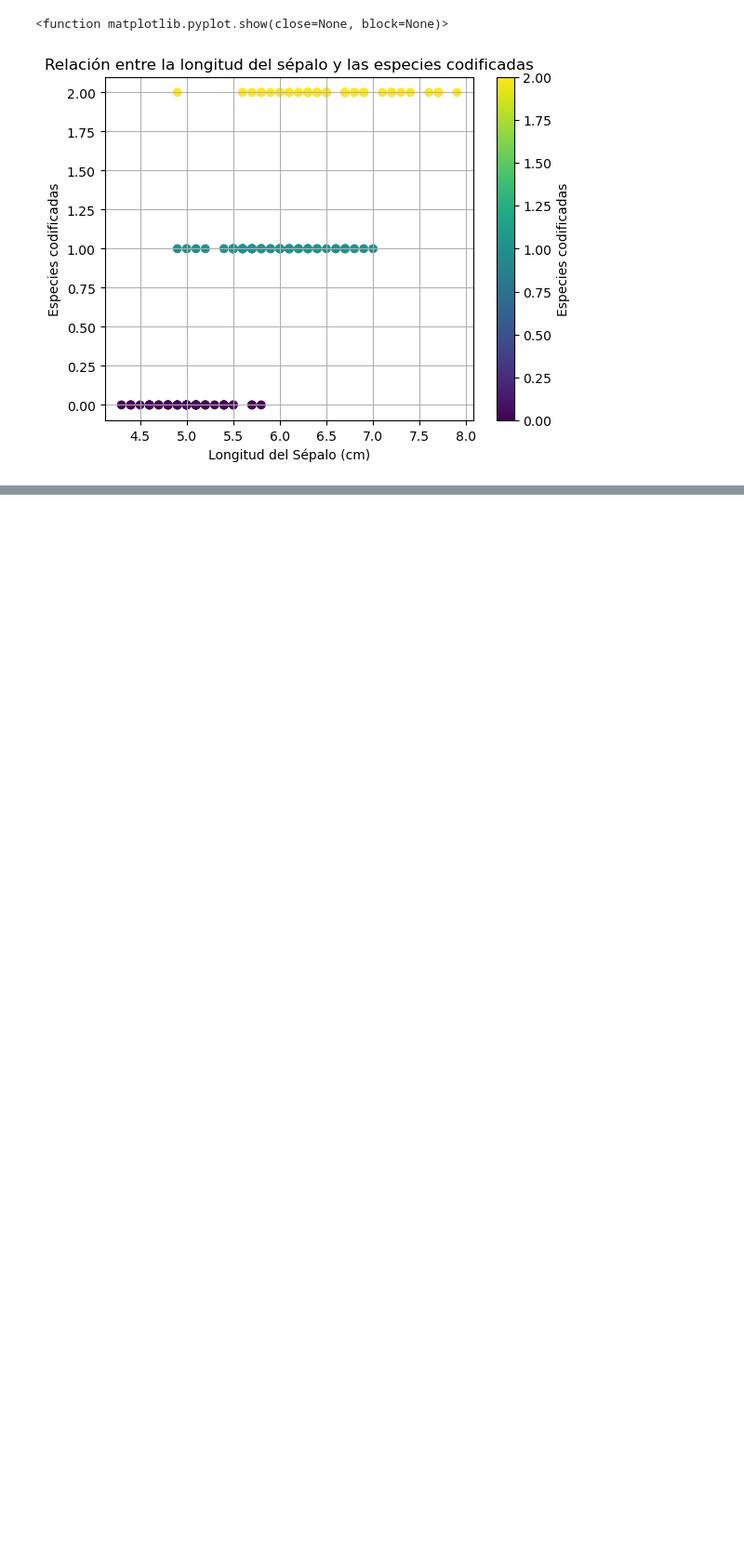
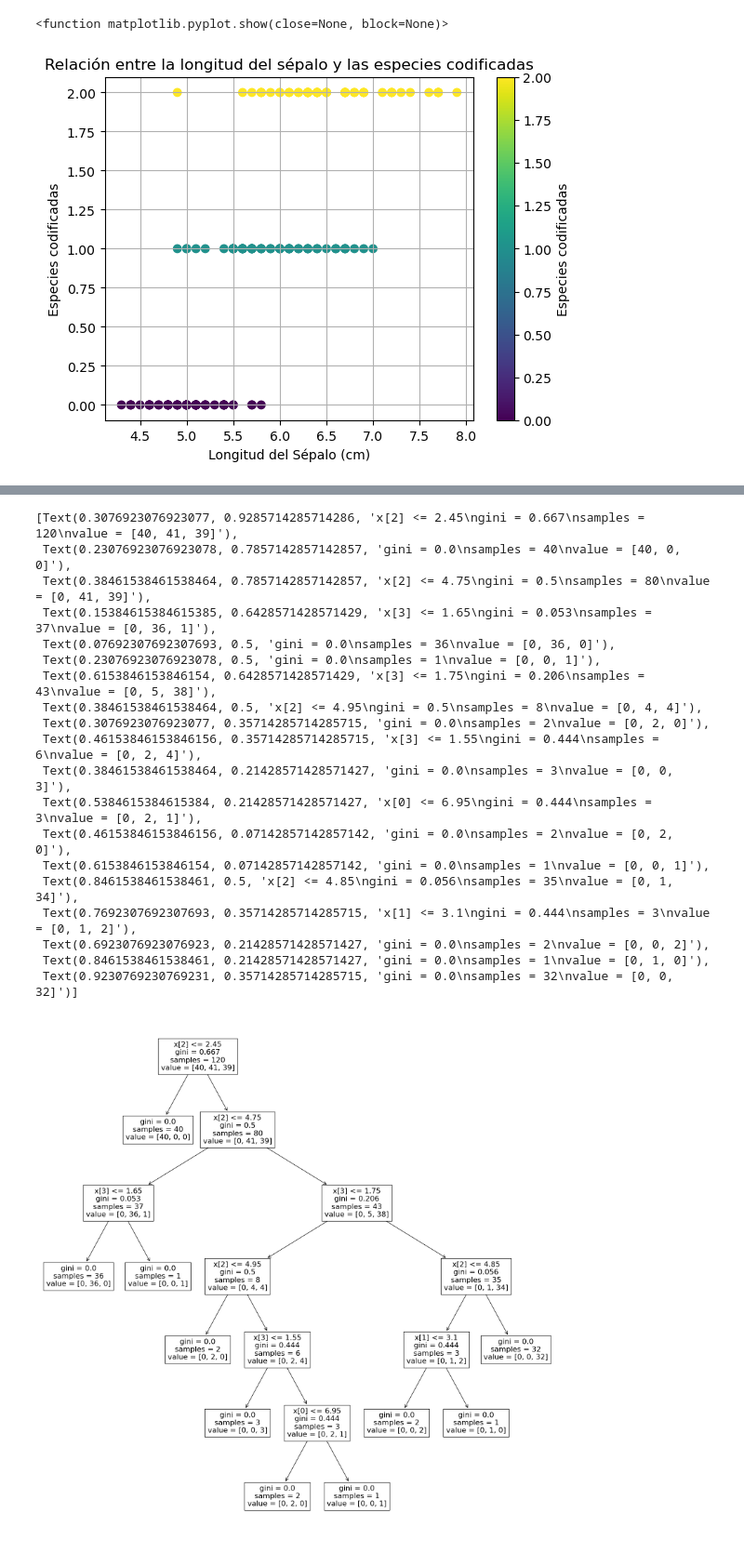
Before and after one commit to frgonzalezb/Udemy_Python_Total_DS_ML, a Jupyter notebook: 11_Machine_Learning_I/Ejercicios/dec_tree_1.ipynb, the cells around one changed output, grey strips where cells are left out. Shown: that part at 93% size. Drawn from its saved outputs; the diff is of its cells as text; code cells hidden in the pictures; blank space fills up the shorter version.

Commit message:
Ejercicio de codificación 167: Árboles de Decisión - Parte I (3)

```diff
--- a/11_Machine_Learning_I/Ejercicios/dec_tree_1.ipynb
+++ b/11_Machine_Learning_I/Ejercicios/dec_tree_1.ipynb
@@ -101,0 +117,48 @@ plt.show
+# %%
+import pandas as pd
+import matplotlib.pyplot as plt
+from data.iris_info import iris_dict
+# from iris_info import iris_dict  # Udemy usa esto!!
+from sklearn.preprocessing import LabelEncoder
+from sklearn.model_selection import train_test_split
+from sklearn.tree import DecisionTreeClassifier, plot_tree
+
+
+# Convertir el diccionario a DataFrame
+iris_df: pd.DataFrame = pd.DataFrame(iris_dict)
+
+X: pd.DataFrame = iris_df.drop('species', axis=1)
+
+encoder: LabelEncoder = LabelEncoder()
+y = encoder.fit_transform(iris_df['species'])
+
+X_entrena, X_prueba, y_entrena, y_prueba = train_test_split(
+    X, y, train_size=0.8, random_state=42
+)
+
+arbol: DecisionTreeClassifier = DecisionTreeClassifier()
+arbol.fit(X_entrena, y_entrena)
+
+plt.figure(figsize=(20, 20))  # ajusta el tamaño del dibujo del árbol!!
+plot_tree(decision_tree=arbol)
+# %% [output]
+[Text(0.3076923076923077, 0.9285714285714286, 'x[2] <= 2.45\ngini = 0.667\nsamples = 120\nvalue = [40, 41, 39]'),
+ Text(0.23076923076923078, 0.7857142857142857, 'gini = 0.0\nsamples = 40\nvalue = [40, 0, 0]'),
+ Text(0.38461538461538464, 0.7857142857142857, 'x[2] <= 4.75\ngini = 0.5\nsamples = 80\nvalue = [0, 41, 39]'),
+ Text(0.15384615384615385, 0.6428571428571429, 'x[3] <= 1.65\ngini = 0.053\nsamples = 37\nvalue = [0, 36, 1]'),
+ Text(0.07692307692307693, 0.5, 'gini = 0.0\nsamples = 36\nvalue = [0, 36, 0]'),
+ Text(0.23076923076923078, 0.5, 'gini = 0.0\nsamples = 1\nvalue = [0, 0, 1]'),
+ Text(0.6153846153846154, 0.6428571428571429, 'x[3] <= 1.75\ngini = 0.206\nsamples = 43\nvalue = [0, 5, 38]'),
+ Text(0.38461538461538464, 0.5, 'x[2] <= 4.95\ngini = 0.5\nsamples = 8\nvalue = [0, 4, 4]'),
+ Text(0.3076923076923077, 0.35714285714285715, 'gini = 0.0\nsamples = 2\nvalue = [0, 2, 0]'),
+ Text(0.46153846153846156, 0.35714285714285715, 'x[3] <= 1.55\ngini = 0.444\nsamples = 6\nvalue = [0, 2, 4]'),
+ Text(0.38461538461538464, 0.21428571428571427, 'gini = 0.0\nsamples = 3\nvalue = [0, 0, 3]'),
+ Text(0.5384615384615384, 0.21428571428571427, 'x[0] <= 6.95\ngini = 0.444\nsamples = 3\nvalue = [0, 2, 1]'),
+ Text(0.46153846153846156, 0.07142857142857142, 'gini = 0.0\nsamples = 2\nvalue = [0, 2, 0]'),
+ Text(0.6153846153846154, 0.07142857142857142, 'gini = 0.0\nsamples = 1\nvalue = [0, 0, 1]'),
+ Text(0.8461538461538461, 0.5, 'x[2] <= 4.85\ngini = 0.056\nsamples = 35\nvalue = [0, 1, 34]'),
+ Text(0.7692307692307693, 0.35714285714285715, 'x[1] <= 3.1\ngini = 0.444\nsamples = 3\nvalue = [0, 1, 2]'),
+ Text(0.6923076923076923, 0.21428571428571427, 'gini = 0.0\nsamples = 2\nvalue = [0, 0, 2]'),
+ Text(0.8461538461538461, 0.21428571428571427, 'gini = 0.0\nsamples = 1\nvalue = [0, 1, 0]'),
+ Text(0.9230769230769231, 0.35714285714285715, 'gini = 0.0\nsamples = 32\nvalue = [0, 0, 32]')]
+[figure, added]
```
Also changed, not shown: parts of 1 cell of this notebook.
